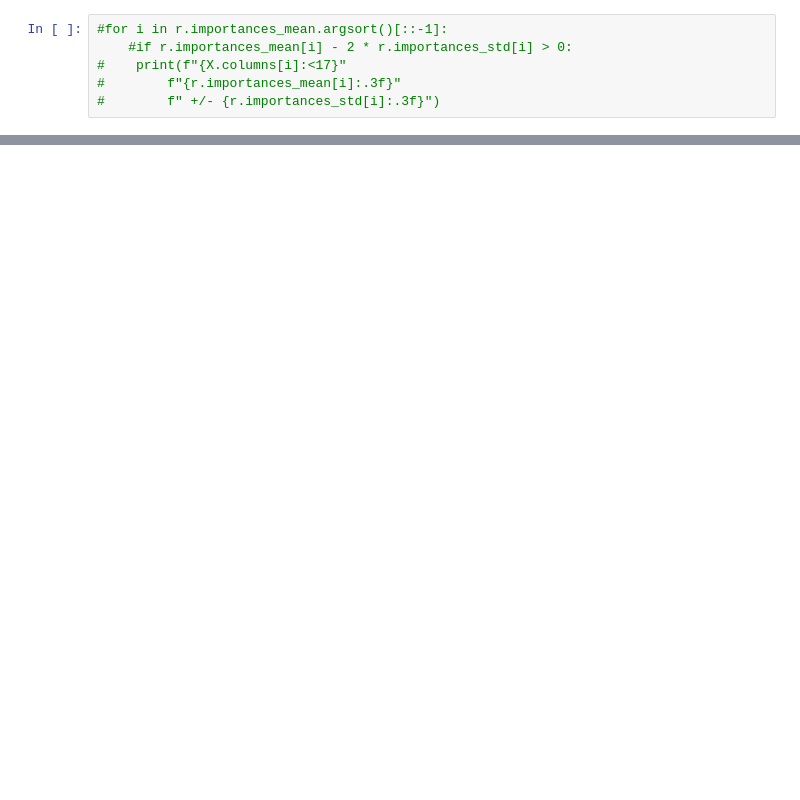
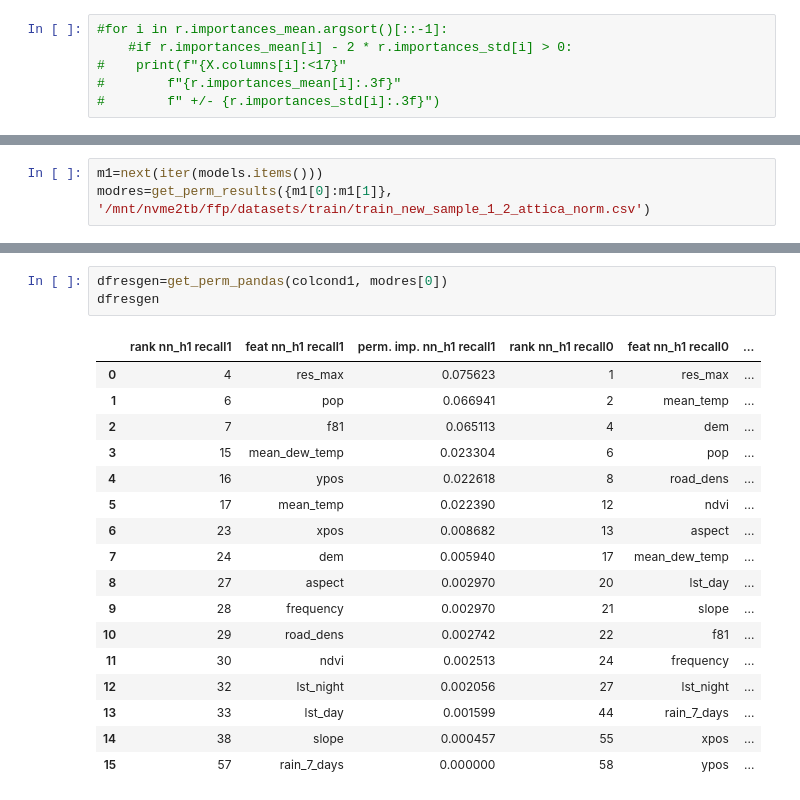
Before and after one commit to PREFERRED2022/mlfires-classic, a Jupyter notebook: ML_fires_al/perm_importance_new.ipynb, the cells around one changed output, grey strips where cells are left out. Drawn from its saved outputs; the diff is of its cells as text; blank space fills up the shorter version.

Commit message:
run models

```diff
--- a/ML_fires_al/perm_importance_new.ipynb
+++ b/ML_fires_al/perm_importance_new.ipynb
@@ -308,0 +318,3 @@ all_res_pd.to_csv('/mnt/nvme2tb/ffp/results/newdefCV/permimpmainfeat.csv', index
+# %%
+m1=next(iter(models.items()))
+modres=get_perm_results({m1[0]:m1[1]}, '/mnt/nvme2tb/ffp/datasets/train/train_new_sample_1_2_attica_norm.csv')
@@ -308,0 +339,21 @@ all_res_pd.to_csv('/mnt/nvme2tb/ffp/results/newdefCV/permimpmainfeat.csv', index
+# %%
+dfresgen=get_perm_pandas(colcond1, modres[0])
+dfresgen
+# %% [output]
+|  | rank nn_h1 recall1 | feat nn_h1 recall1 | perm. imp. nn_h1 recall1 | rank nn_h1 recall0 | feat nn_h1 recall0 | ... |
+| 0 | 4 | res_max | 0.075623 | 1 | res_max | ... |
+| 1 | 6 | pop | 0.066941 | 2 | mean_temp | ... |
+| 2 | 7 | f81 | 0.065113 | 4 | dem | ... |
+| 3 | 15 | mean_dew_temp | 0.023304 | 6 | pop | ... |
+| 4 | 16 | ypos | 0.022618 | 8 | road_dens | ... |
+| 5 | 17 | mean_temp | 0.022390 | 12 | ndvi | ... |
+| 6 | 23 | xpos | 0.008682 | 13 | aspect | ... |
+| 7 | 24 | dem | 0.005940 | 17 | mean_dew_temp | ... |
+| 8 | 27 | aspect | 0.002970 | 20 | lst_day | ... |
+| 9 | 28 | frequency | 0.002970 | 21 | slope | ... |
+| 10 | 29 | road_dens | 0.002742 | 22 | f81 | ... |
+| 11 | 30 | ndvi | 0.002513 | 24 | frequency | ... |
+| 12 | 32 | lst_night | 0.002056 | 27 | lst_night | ... |
+| 13 | 33 | lst_day | 0.001599 | 44 | rain_7_days | ... |
+| 14 | 38 | slope | 0.000457 | 55 | xpos | ... |
+| 15 | 57 | rain_7_days | 0.000000 | 58 | ypos | ... |
```
Also changed, not shown: parts of 24 cells of this notebook, 21 other files.
